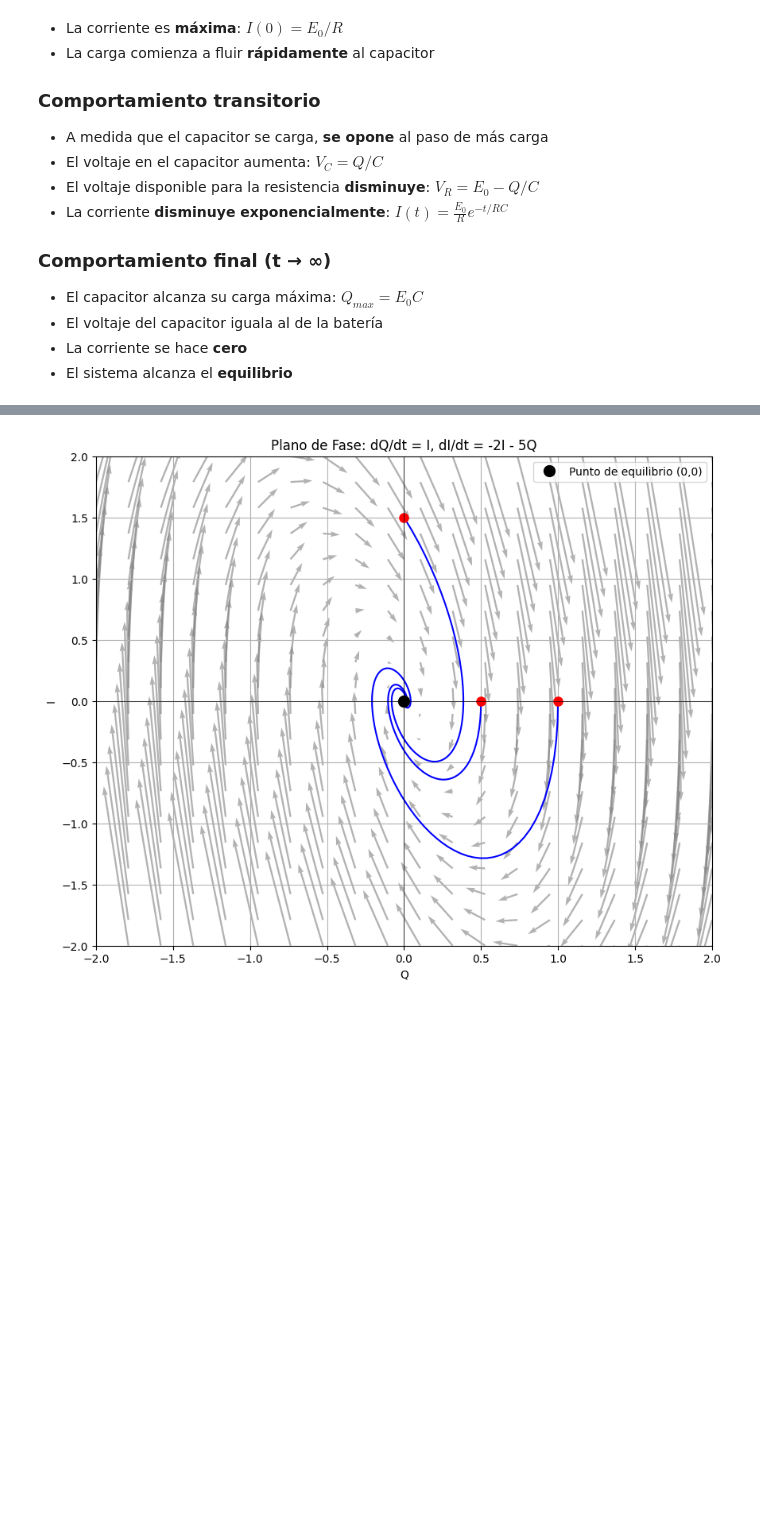
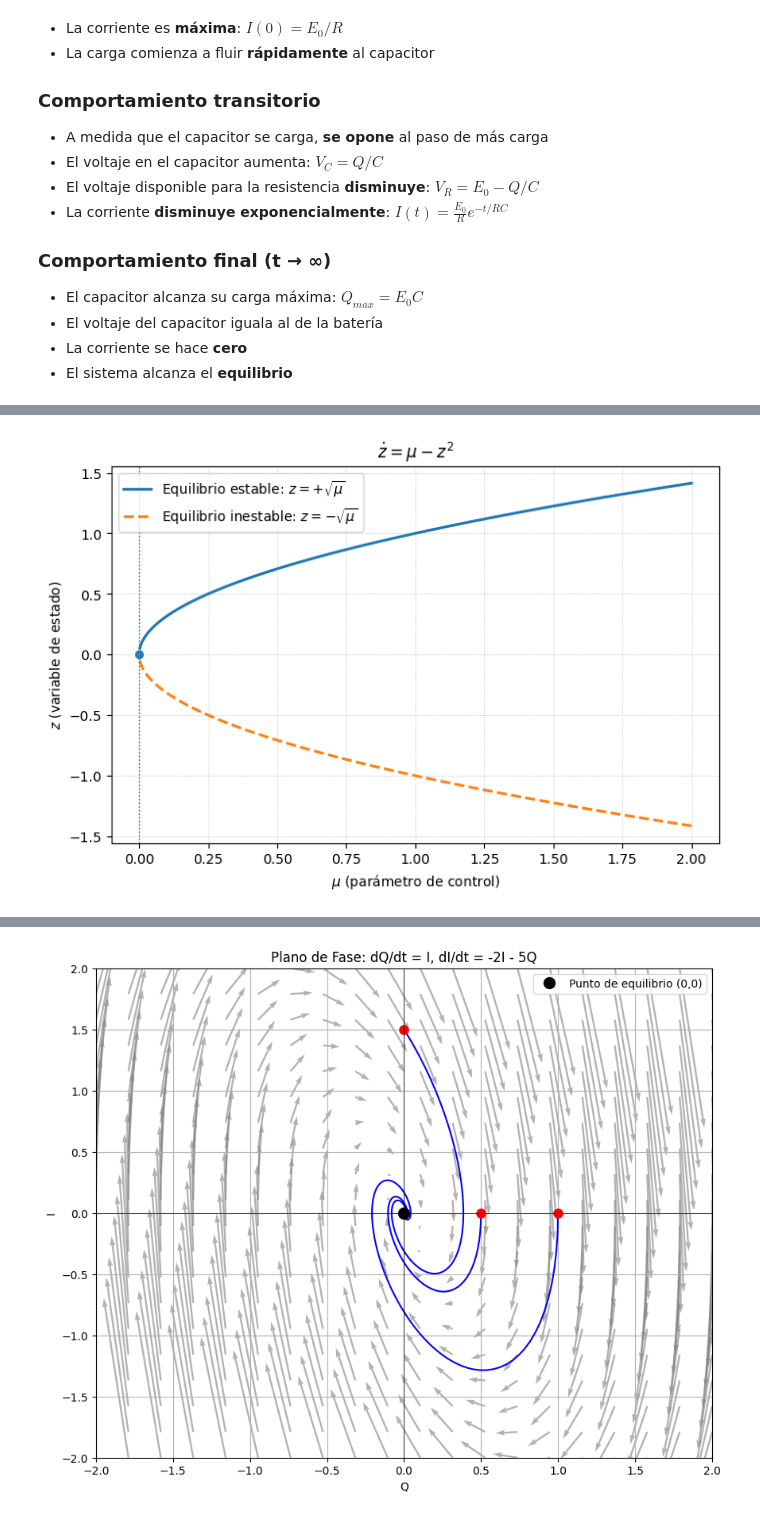
Before and after one commit to AxAvier7/Team-20-for-EDO-and-MN, a Jupyter notebook: Tema 20. Circuitos eléctricos.ipynb, the cells around one changed output, grey strips where cells are left out. Drawn from its saved outputs; the diff is of its cells as text; code cells hidden in the pictures; blank space fills up the shorter version.

```diff
--- a/Tema 20. Circuitos eléctricos.ipynb
+++ b/Tema 20. Circuitos eléctricos.ipynb
@@ -311,0 +334,16 @@ La forma exponencial surge naturalmente porque **la velocidad de carga es propor
+# %%
+import numpy as np
+import matplotlib.pyplot as plt
+
+# Rango de parámetros mu (puede cambiar estos valores)
+mu = np.linspace(-1.0, 2.0, 800)
+
+z_plus = np.full_like(mu, np.nan)
+z_minus = np.full_like(mu, np.nan)
+
+mask = mu >= 0
+z_plus[mask] = np.sqrt(mu[mask])
+z_minus[mask] = -np.sqrt(mu[mask])
+
+print('Ejemplo: primeros 5 valores de mu:', mu[:5])
+print('Ejemplo: primeros 5 valores de z_plus (NaN si mu<0):', z_plus[:5])
@@ -311,0 +361,19 @@ La forma exponencial surge naturalmente porque **la velocidad de carga es propor
+# %%
+plt.figure(figsize=(8, 5))
+
+plt.plot(mu, z_plus, linestyle='-', linewidth=2, label=r'Equilibrio estable: $z=+\sqrt{\mu}$')
+plt.plot(mu, z_minus, linestyle='--', linewidth=2, label=r'Equilibrio inestable: $z=-\sqrt{\mu}$')
+
+plt.axvline(0, linestyle=':', linewidth=1)
+
+plt.title(r'$\dot z = \mu - z^2$')
+plt.xlabel(r'$\mu$ (parámetro de control)')
+plt.ylabel(r'$z$ (variable de estado)')
+plt.grid(True, linestyle=':', linewidth=0.5)
+plt.legend(loc='upper left')
+
+plt.scatter([0], [0], s=30)
+
+plt.show()
+# %% [output]
+[figure, added]
```
Also changed, not shown: parts of 8 cells of this notebook, 2 other files.
